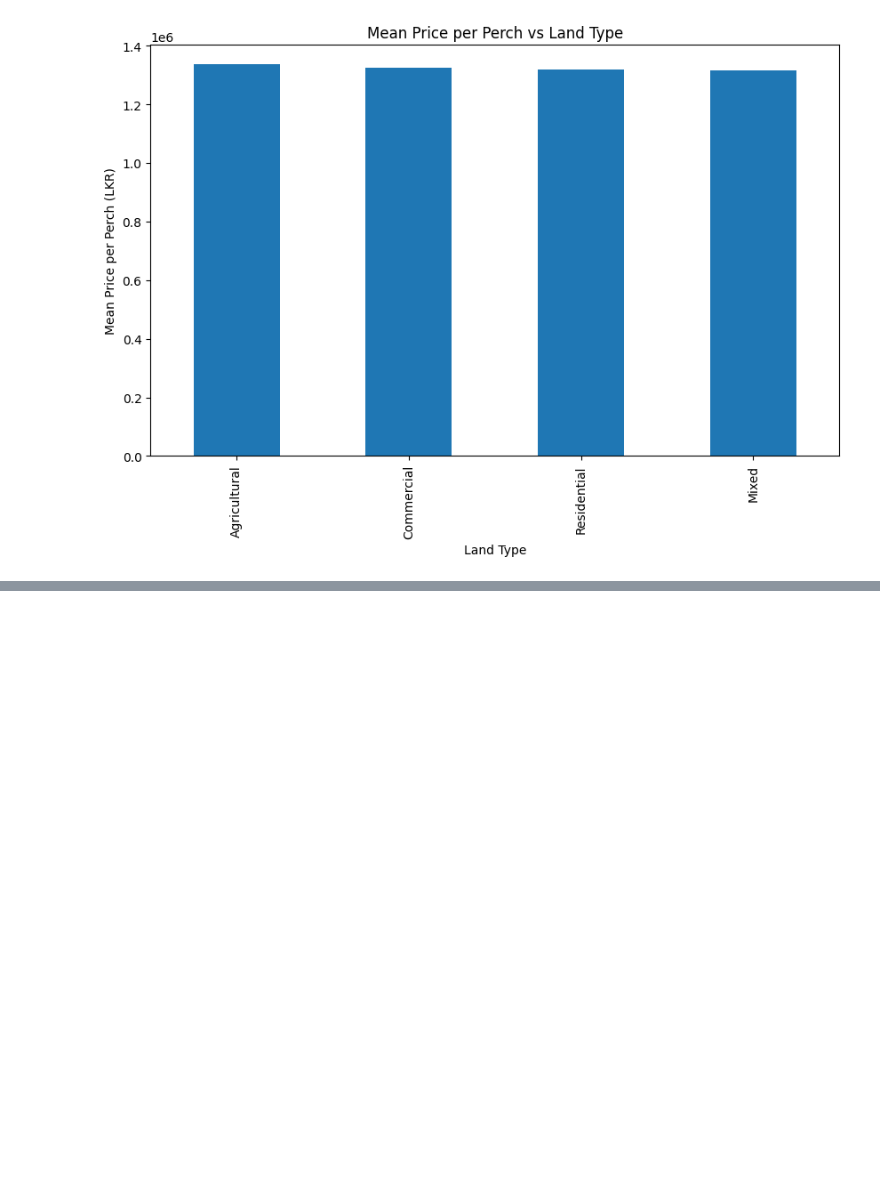
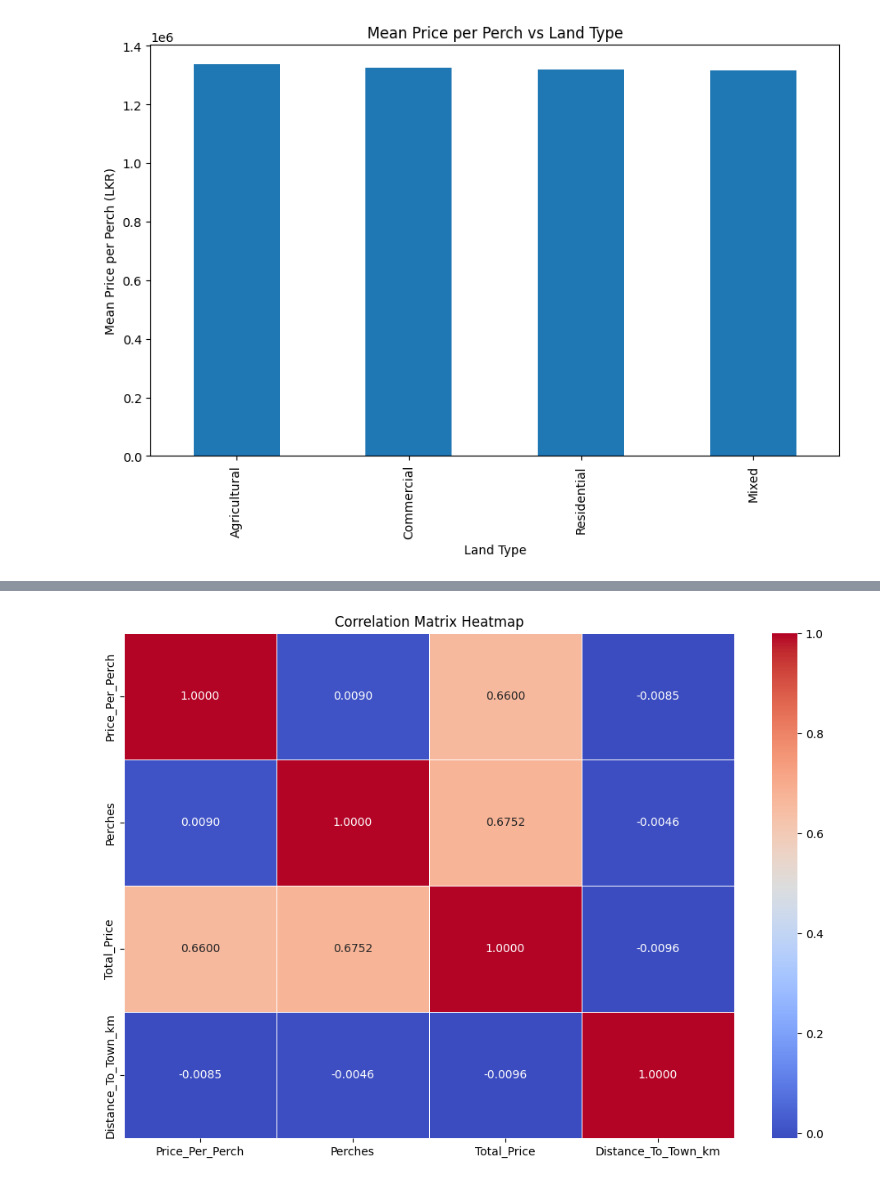
Before and after one commit to DhaneeraDulvanya/Sri-Lankan-Land-Price-Prediction-and-Real-Estate-Market-Analysis-System, a Jupyter notebook: notebooks/01_data_understandings.ipynb, the cells around one changed output, grey strips where cells are left out. Drawn from its saved outputs; the diff is of its cells as text; code cells hidden in the pictures; blank space fills up the shorter version.

Commit message:
heatmap for numerical data in the dataset

```diff
--- a/notebooks/01_data_understandings.ipynb
+++ b/notebooks/01_data_understandings.ipynb
@@ -438,0 +441,5 @@ plt.show()
+# %%
+numeric_columns = df.select_dtypes(include=[np.number]).columns.tolist()
+
+print("Numeric columns in the dataset:")
+print(numeric_columns)
@@ -438,0 +449,4 @@ plt.show()
+# %%
+correlation_matrix = df[numeric_columns].corr()
+print("Correlation matrix of numeric columns:")
+print(correlation_matrix)
@@ -438,0 +466,14 @@ plt.show()
+# %%
+# heatmap
+plt.figure(figsize=(12, 8))
+sns.heatmap(
+    correlation_matrix,
+    annot=True,
+    cmap='coolwarm',
+    fmt=".4f",
+    linewidths=0.5
+)
+plt.title("Correlation Matrix Heatmap")
+plt.show()
+# %% [output]
+[figure, added]
```
Also changed, not shown: parts of 3 cells of this notebook.
